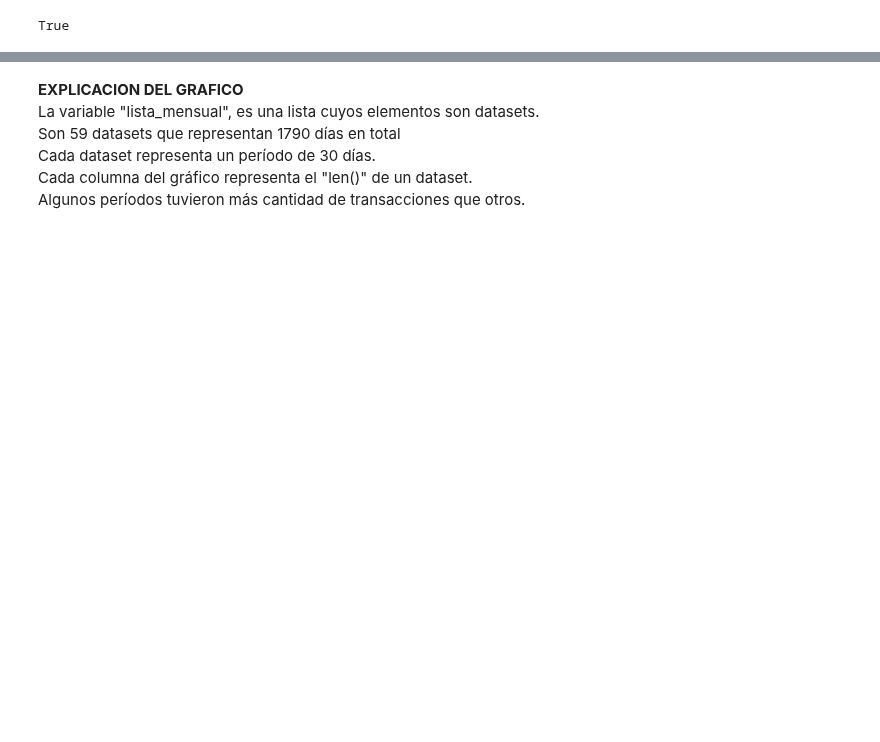
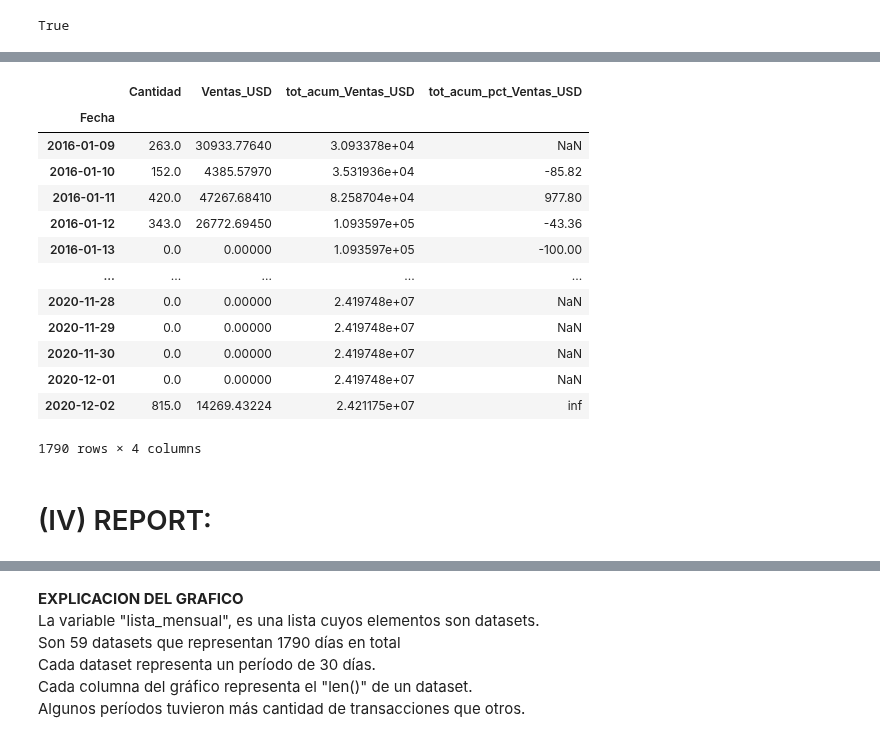
Before and after one commit to jackonedev/timeseries-project, a Jupyter notebook: data-science.ipynb, the cells around one changed output, grey strips where cells are left out. Drawn from its saved outputs; the diff is of its cells as text; code cells hidden in the pictures; blank space fills up the shorter version.

Commit message:
Finalizo ETAPA DATA PREPARE

```diff
--- a/data-science.ipynb
+++ b/data-science.ipynb
@@ -68,6 +76,0 @@ display(data_info(data=data, name="ventas"))
-# %%
-data.loc[
-    (data.Familia == "SERVICIOS") | (data.Familia == "REENCAUCHE"), "category_1"
-] = "servicio"
-data["category_1"] = data["category_1"].fillna("producto")
-data
@@ -89 +105,5 @@ data
+# %%
+from paquete_proyecto.preprocesamiento.hard_code import hard_category_id
+
+data = hard_category_id(data)
 # %% [markdown]
@@ -166,0 +146,5 @@ Para n_splits hacemos 1790 / 60 = 29.8 por eso elegimos 29 folds.
+# %%
+from paquete_proyecto.preprocesamiento.hard_code import hard_category_1
+
+# CATEGORY_1
+data = hard_category_1(data)
@@ -167,2 +189,4 @@ Para n_splits hacemos 1790 / 60 = 29.8 por eso elegimos 29 folds.
 # %%
-from paquete_proyecto.preprocesamiento.muestreo import complete_dates, timeseries_cv
+from paquete_proyecto.preprocesamiento.muestreo import complete_dates
+
+data = complete_dates(data)
@@ -185,0 +267,28 @@ pd.Series(longitud).plot.bar(figsize=(15, 5)).set(
+# %%
+# Indicadores Básicos
+
+# 1. total_acumulado
+
+total_acumulado = data.groupby(data.index)[["Cantidad", "Ventas_USD"]].sum()
+total_acumulado.loc[:, "tot_acum_Ventas_USD"] = total_acumulado.Ventas_USD.cumsum()
+total_acumulado.loc[:, "tot_acum_pct_Ventas_USD"] = round(
+    total_acumulado["Ventas_USD"].pct_change() * 100, 2
+)
+total_acumulado
+# %% [output]
+|  | Cantidad | Ventas_USD | tot_acum_Ventas_USD | tot_acum_pct_Ventas_USD |
+| Fecha |  |  |  |  |
+| 2016-01-09 | 263.0 | 30933.77640 | 3.093378e+04 | NaN |
+| 2016-01-10 | 152.0 | 4385.57970 | 3.531936e+04 | -85.82 |
+| 2016-01-11 | 420.0 | 47267.68410 | 8.258704e+04 | 977.80 |
+| 2016-01-12 | 343.0 | 26772.69450 | 1.093597e+05 | -43.36 |
+| 2016-01-13 | 0.0 | 0.00000 | 1.093597e+05 | -100.00 |
+| ... | ... | ... | ... | ... |
+| 2020-11-28 | 0.0 | 0.00000 | 2.419748e+07 | NaN |
+| 2020-11-29 | 0.0 | 0.00000 | 2.419748e+07 | NaN |
+| 2020-11-30 | 0.0 | 0.00000 | 2.419748e+07 | NaN |
+| 2020-12-01 | 0.0 | 0.00000 | 2.419748e+07 | NaN |
+| 2020-12-02 | 815.0 | 14269.43224 | 2.421175e+07 | inf |
+1790 rows × 4 columns
+# %% [markdown]
+# (IV) REPORT:
```
Also changed, not shown: parts of 33 cells of this notebook, 4 other files.
